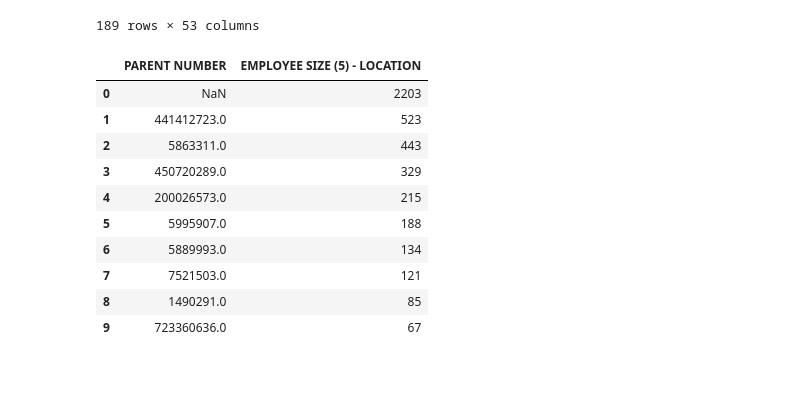
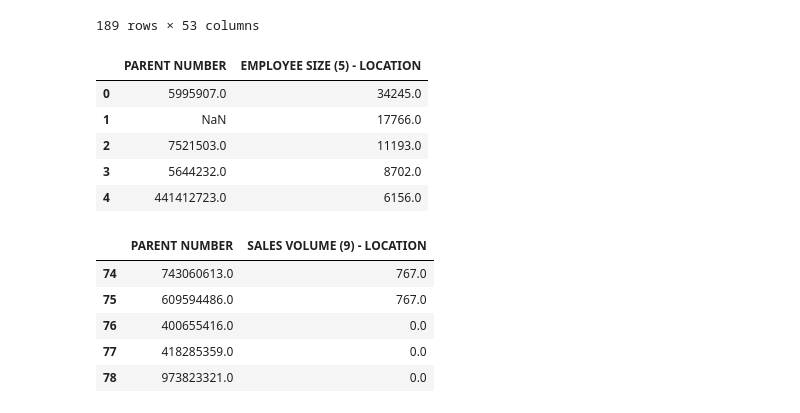
Before and after one commit to uchicago-dsi/rafi-grocery, a Jupyter notebook: day 2N3.ipynb, the cells around one changed output. Drawn from its saved outputs; the diff is of its cells as text; code cells hidden in the pictures; blank space fills up the shorter version.

Commit message:
add
finding with employee and sales volume

```diff
--- a/day 2N3.ipynb
+++ b/day 2N3.ipynb
@@ -207,32 +202,30 @@ IL_SIC3
 | 202816 | JEWEL-OSCO | 87 W 87TH ST # 1 | CHICAGO | IL | 60620 | 1396.0 | 31.0 | 773 | 2 | ... |
 189 rows × 53 columns
 # %%
-#FINDS IL top ten grocery stores.
-groc_il = il.groupby('PARENT NUMBER', dropna=False).count().reset_index()[['PARENT NUMBER','EMPLOYEE SIZE (5) - LOCATION']]
-groc_il.sort_values('EMPLOYEE SIZE (5) - LOCATION', ascending=False, inplace=True)
-groc_il.reset_index(drop=True,inplace=True)
+#FINDS IL employee size per parent company
+groc_emp_il = il.groupby('PARENT NUMBER', dropna=False).sum().reset_index()[['PARENT NUMBER','EMPLOYEE SIZE (5) - LOCATION']]
+groc_emp_il.sort_values('EMPLOYEE SIZE (5) - LOCATION', ascending=False, inplace=True)
+groc_emp_il.reset_index(drop=True,inplace=True)
 
-
-#groc_tp10_il = groc_il.iloc[:12]
-#other_groc = groc_il['EMPLOYEE SIZE (5) - LOCATION'].sum() - groc_tp10_il['EMPLOYEE SIZE (5) - LOCATION'].sum()
-
-# groc_tp10_il.iloc[12, :] = {'PARENT NUMBER': 'Other', 'COMPANY': other_groc}
-
-#groc_tp10_il.loc[len(groc_tp10_il.index)] = ["Other", other_groc]
-#groc_tp10_il['PARENT NUMBER'] = groc_tp10_il['PARENT NUMBER'].astype(str)
-#groc_tp10_il.loc[:, 'Percent'] = groc_tp10_il.loc[:, 'EMPLOYEE SIZE (5) - LOCATION'] / len(il) * 100
-#len(il)
-#groc_tp10_il
-groc_il.head(10)
+groc_emp_il.head()
 # %% [output]
 |  | PARENT NUMBER | EMPLOYEE SIZE (5) - LOCATION |
-| 0 | NaN | 2203 |
-| 1 | 441412723.0 | 523 |
-| 2 | 5863311.0 | 443 |
-| 3 | 450720289.0 | 329 |
-| 4 | 200026573.0 | 215 |
-| 5 | 5995907.0 | 188 |
-| 6 | 5889993.0 | 134 |
-| 7 | 7521503.0 | 121 |
-| 8 | 1490291.0 | 85 |
-| 9 | 723360636.0 | 67 |
+| 0 | 5995907.0 | 34245.0 |
+| 1 | NaN | 17766.0 |
+| 2 | 7521503.0 | 11193.0 |
+| 3 | 5644232.0 | 8702.0 |
+| 4 | 441412723.0 | 6156.0 |
+# %%
+#FINDS IL SALES VOLUME PER PARENT COMPANY
+
+groc_sales_il = il.groupby('PARENT NUMBER', dropna=False).sum().reset_index()[['PARENT NUMBER','SALES VOLUME (9) - LOCATION']]
+groc_sales_il.sort_values('SALES VOLUME (9) - LOCATION', ascending=False, inplace=True)
+groc_sales_il.reset_index(drop=True,inplace=True)
+groc_sales_il.tail()
+# %% [output]
+|  | PARENT NUMBER | SALES VOLUME (9) - LOCATION |
+| 74 | 743060613.0 | 767.0 |
+| 75 | 609594486.0 | 767.0 |
+| 76 | 400655416.0 | 0.0 |
+| 77 | 418285359.0 | 0.0 |
+| 78 | 973823321.0 | 0.0 |
```
Also changed, not shown: parts of 4 cells of this notebook.
